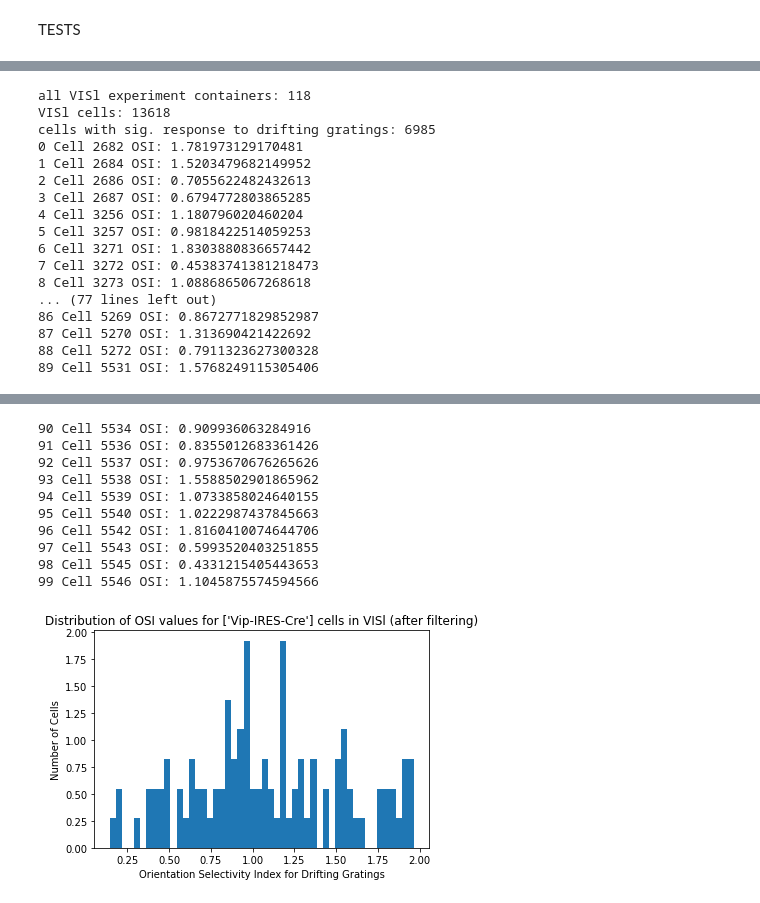
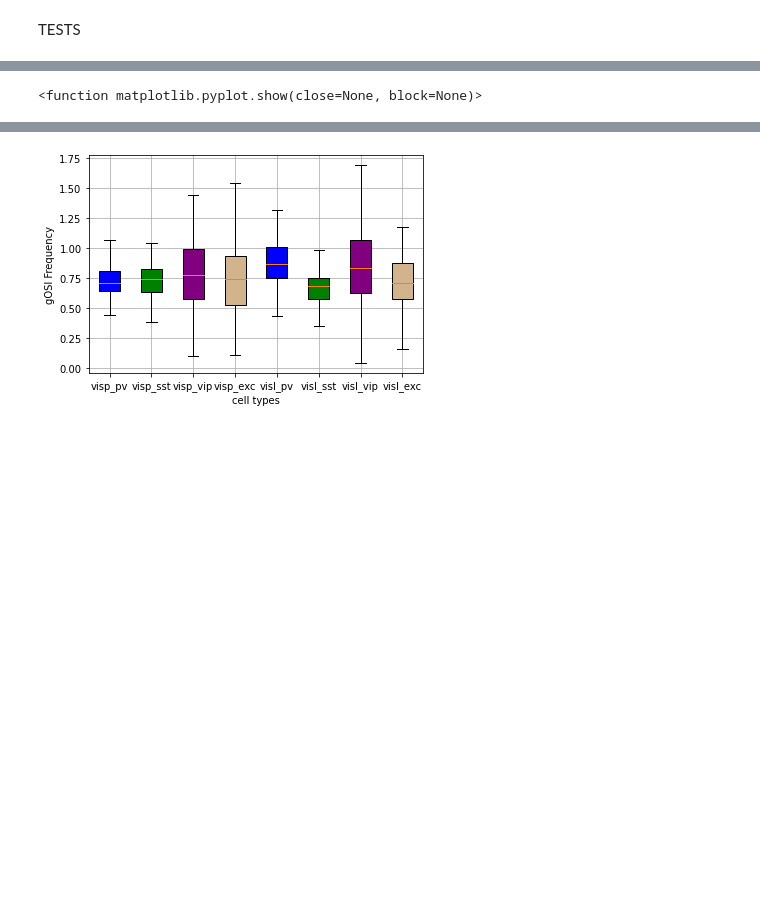
Before and after one commit to ejyu-git/allen-data-proj, a Jupyter notebook: drifting_gratings.ipynb, the cells around one changed output, grey strips where cells are left out. Saved outputs shown, nothing was run; the diff lists cells and outputs as text; code cells hidden in the pictures; blank space fills up the shorter version.

Commit message:
creating boxplots for more brain areas

```diff
--- a/drifting_gratings.ipynb
+++ b/drifting_gratings.ipynb
@@ -402,9 +377,22 @@ all cre lines:
  'Tlx3-Cre_PL56',
  'Vip-IRES-Cre']
 # %%
-create_histogram('VISp', True, False, True, ['Cux2-CreERT2','Emx1-IRES-Cre','Fezf2-CreER','Nr5a1-Cre','Ntsr1-Cre_GN220',
-                                            'Rbp4-Cre_KL100','Rorb-IRES2-Cre','Scnn1a-Tg3-Cre','Slc17a7-IRES2-Cre',
-                                            'Tlx3-Cre_PL56'], 100)
+visp_pv = create_histogram('VISp', True, False, True, ['Pvalb-IRES-Cre'], 100, False)
+visp_sst = create_histogram('VISp', False, False, True, ['Sst-IRES-Cre'], 100, False)
+visp_vip = create_histogram('VISp', False, False, True, ['Vip-IRES-Cre'], 100, False)
+visp_exc = create_histogram('VISp', False, False, True, ['Cux2-CreERT2','Emx1-IRES-Cre','Fezf2-CreER'
+                                                        'Nr5a1-Cre','Ntsr1-Cre_GN220','Rbp4-Cre_KL100',
+                                                        'Rorb-IRES2-Cre','Scnn1a-Tg3-Cre','Slc17a7-IRES2-Cre',
+                                                        'Tlx3-Cre_PL56'], 100, False)
+
+
+visl_pv = create_histogram('VISl', False, False, True, ['Pvalb-IRES-Cre'], 100, False)
+visl_sst = create_histogram('VISl', False, False, True, ['Sst-IRES-Cre'], 100, False)
+visl_vip = create_histogram('VISl', False, False, True, ['Vip-IRES-Cre'], 100, False)
+visl_exc = create_histogram('VISl', False, False, True, ['Cux2-CreERT2','Emx1-IRES-Cre','Fezf2-CreER'
+                                                        'Nr5a1-Cre','Ntsr1-Cre_GN220','Rbp4-Cre_KL100',
+                                                        'Rorb-IRES2-Cre','Scnn1a-Tg3-Cre','Slc17a7-IRES2-Cre',
+                                                        'Tlx3-Cre_PL56'], 100, False)
 # %% [output]
 all VISp experiment containers: 216
 VISp cells: 22641
@@ -446,20 +417,33 @@ cells with sig. response to drifting gratings: 13401
 # %%
-create_histogram('VISl', True, False, True, ['Vip-IRES-Cre'], 100)
+# VISp VISl Comparison
+
+i = 5 ## Choose index of desired data value 0: Rmax, 1: pref TF, 2: pref ORI, 3: Rorth, 4: OSI, 5: gOSI values, 6: cre_line
+all_data = [visp_pv, visp_sst, visp_vip, visp_exc, visl_pv, visl_sst, visl_vip, visl_exc]
+boxplot_data = []
+x=0
+
+for area in all_data:
+    boxplot_data.append([row[i] for row in area])
+    x += 1
+
+box = plt.boxplot(boxplot_data,
+                     vert=True,  # vertical box alignment
+                     patch_artist=True,  # fill with color
+                     labels=['visp_pv','visp_sst', 'visp_vip', 'visp_exc', 'visl_pv', 'visl_sst', 'visl_vip',
+                             'visl_exc'], # will be used to label x-ticks
+            sym='') # show outliers
+
+plt.grid(True)
+
+plt.xlabel('cell types')
+plt.ylabel('gOSI Frequency')
+
+
+colors = ['blue', 'green', 'purple', 'tan', 'blue', 'green', 'purple', 'tan']
+
+for patch, color in zip(box['boxes'], colors):
+    patch.set_facecolor(color)
+
+plt.show
 # %% [output]
-all VISl experiment containers: 118
-VISl cells: 13618
-cells with sig. response to drifting gratings: 6985
-0 Cell 2682 OSI: 1.781973129170481
-1 Cell 2684 OSI: 1.5203479682149952
-2 Cell 2686 OSI: 0.7055622482432613
-3 Cell 2687 OSI: 0.6794772803865285
-4 Cell 3256 OSI: 1.180796020460204
-5 Cell 3257 OSI: 0.9818422514059253
-6 Cell 3271 OSI: 1.8303880836657442
-7 Cell 3272 OSI: 0.45383741381218473
-8 Cell 3273 OSI: 1.0886865067268618
-... (77 lines left out)
-86 Cell 5269 OSI: 0.8672771829852987
-87 Cell 5270 OSI: 1.313690421422692
-88 Cell 5272 OSI: 0.7911323627300328
-89 Cell 5531 OSI: 1.5768249115305406
+<function matplotlib.pyplot.show(close=None, block=None)>
@@ -467,11 +450 @@ cells with sig. response to drifting gratings: 6985
-90 Cell 5534 OSI: 0.909936063284916
-91 Cell 5536 OSI: 0.8355012683361426
-92 Cell 5537 OSI: 0.9753670676265626
-93 Cell 5538 OSI: 1.5588502901865962
-94 Cell 5539 OSI: 1.0733858024640155
-95 Cell 5540 OSI: 1.0222987437845663
-96 Cell 5542 OSI: 1.8160410074644706
-97 Cell 5543 OSI: 0.5993520403251855
-98 Cell 5545 OSI: 0.4331215405443653
-99 Cell 5546 OSI: 1.1045875574594566
-[figure, old version]
+[figure, new version]
```
Also changed, not shown: parts of 15 cells of this notebook.
